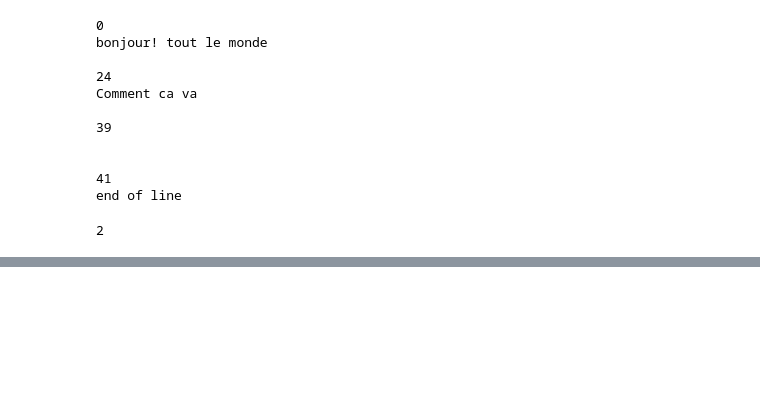
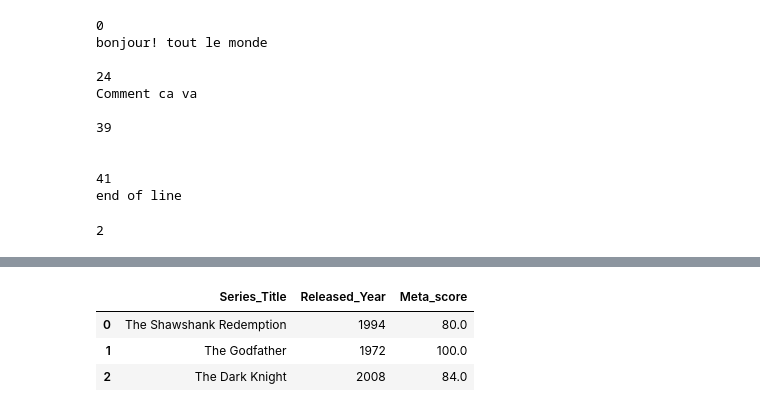
Before and after one commit to jopoirier17-jpg/Intro-to-Python, a Jupyter notebook: Week1.ipynb, the cells around one changed output, grey strips where cells are left out. Drawn from its saved outputs; the diff is of its cells as text; code cells hidden in the pictures; blank space fills up the shorter version.

```diff
--- a/Week1.ipynb
+++ b/Week1.ipynb
@@ -627,0 +861,8 @@ os.rmdir("testing folder") #will delete a directory
+# %%
+df3=df[["Series_Title", "Released_Year", "Meta_score"]]
+df3.head(3)
+# %% [output]
+|  | Series_Title | Released_Year | Meta_score |
+| 0 | The Shawshank Redemption | 1994 | 80.0 |
+| 1 | The Godfather | 1972 | 100.0 |
+| 2 | The Dark Knight | 2008 | 84.0 |
```
Also changed, not shown: parts of 20 cells of this notebook, 4 other files.
